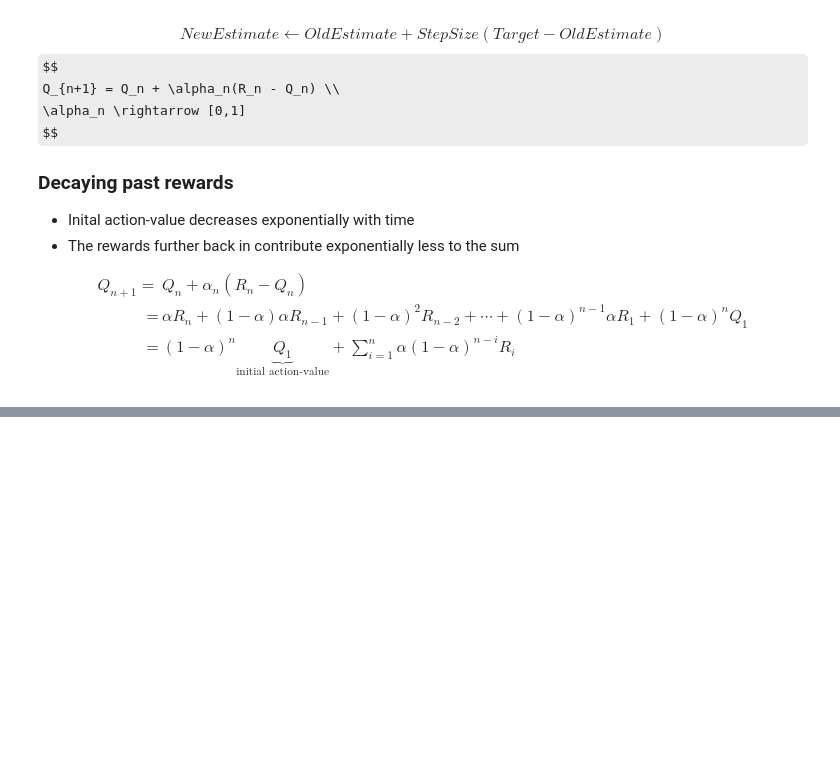
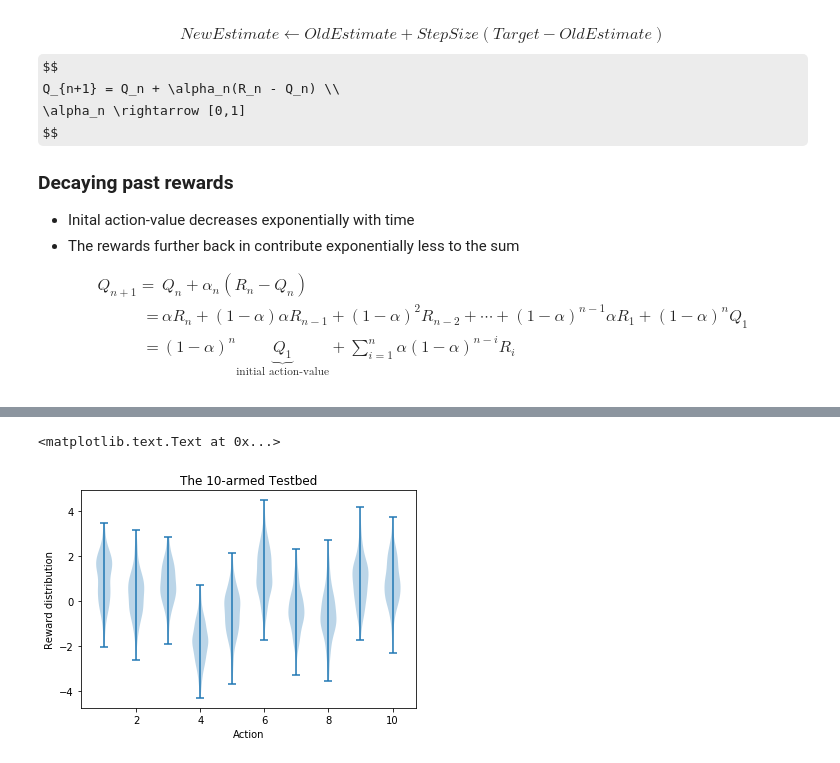
Before and after one commit to wakamori/study-rl, a Jupyter notebook: 01_k-Armed-Bandit.ipynb, the cells around one changed output, grey strips where cells are left out. Drawn from its saved outputs; the diff is of its cells as text; code cells hidden in the pictures; some formulas as TeX source; blank space fills up the shorter version.

```diff
--- a/01_k-Armed-Bandit.ipynb
+++ b/01_k-Armed-Bandit.ipynb
@@ -64,0 +80,12 @@ $$
+# %%
+%matplotlib inline
+import matplotlib.pyplot as plt
+import numpy as np
+
+plt.violinplot(dataset=np.random.randn(200, 10) + np.random.randn(10))
+plt.title('The 10-armed Testbed')
+plt.xlabel('Action')
+plt.ylabel('Reward distribution')
+# %% [output]
+<matplotlib.text.Text at 0x...>
+[figure, added]
```
Also changed, not shown: parts of 4 cells of this notebook.
